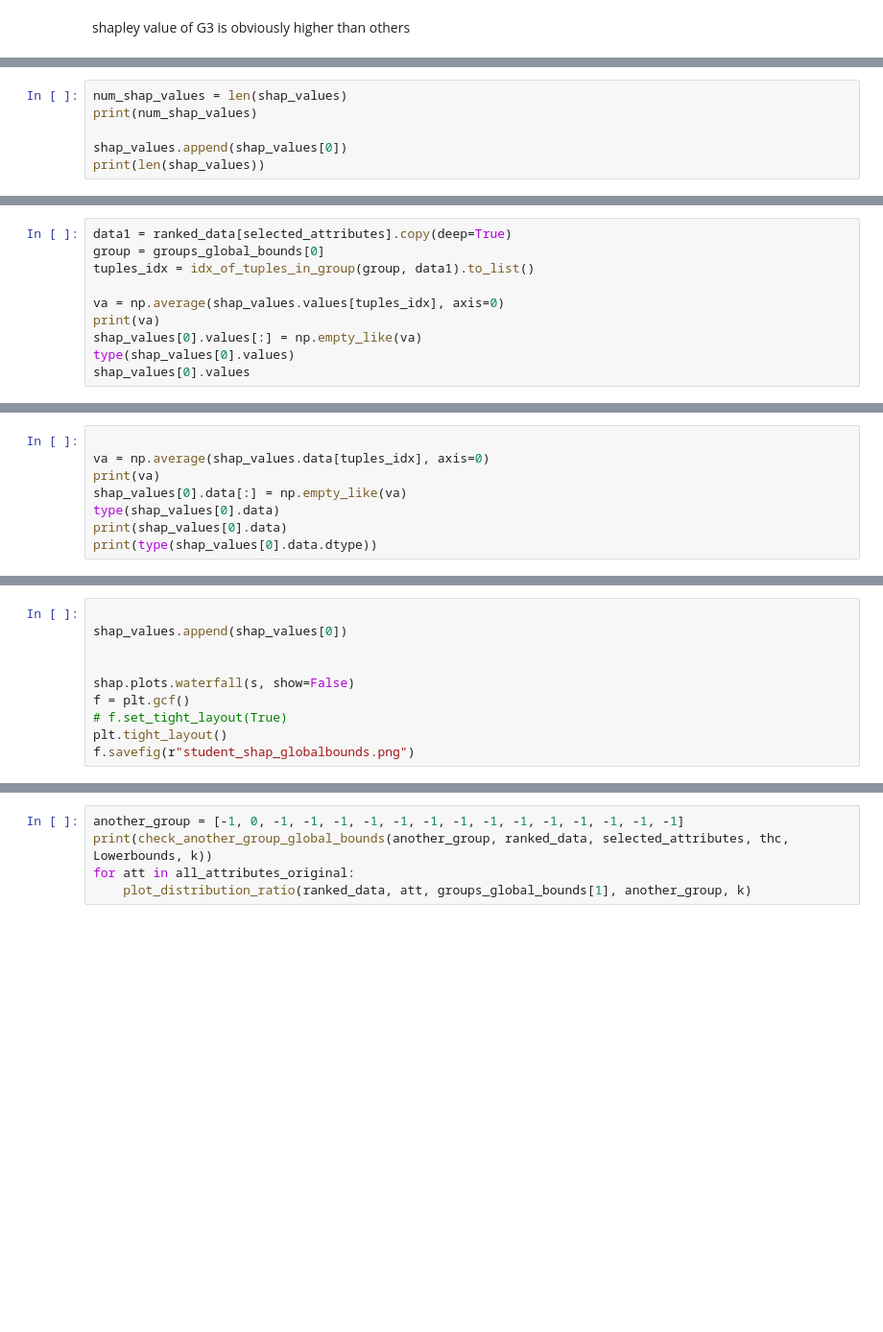
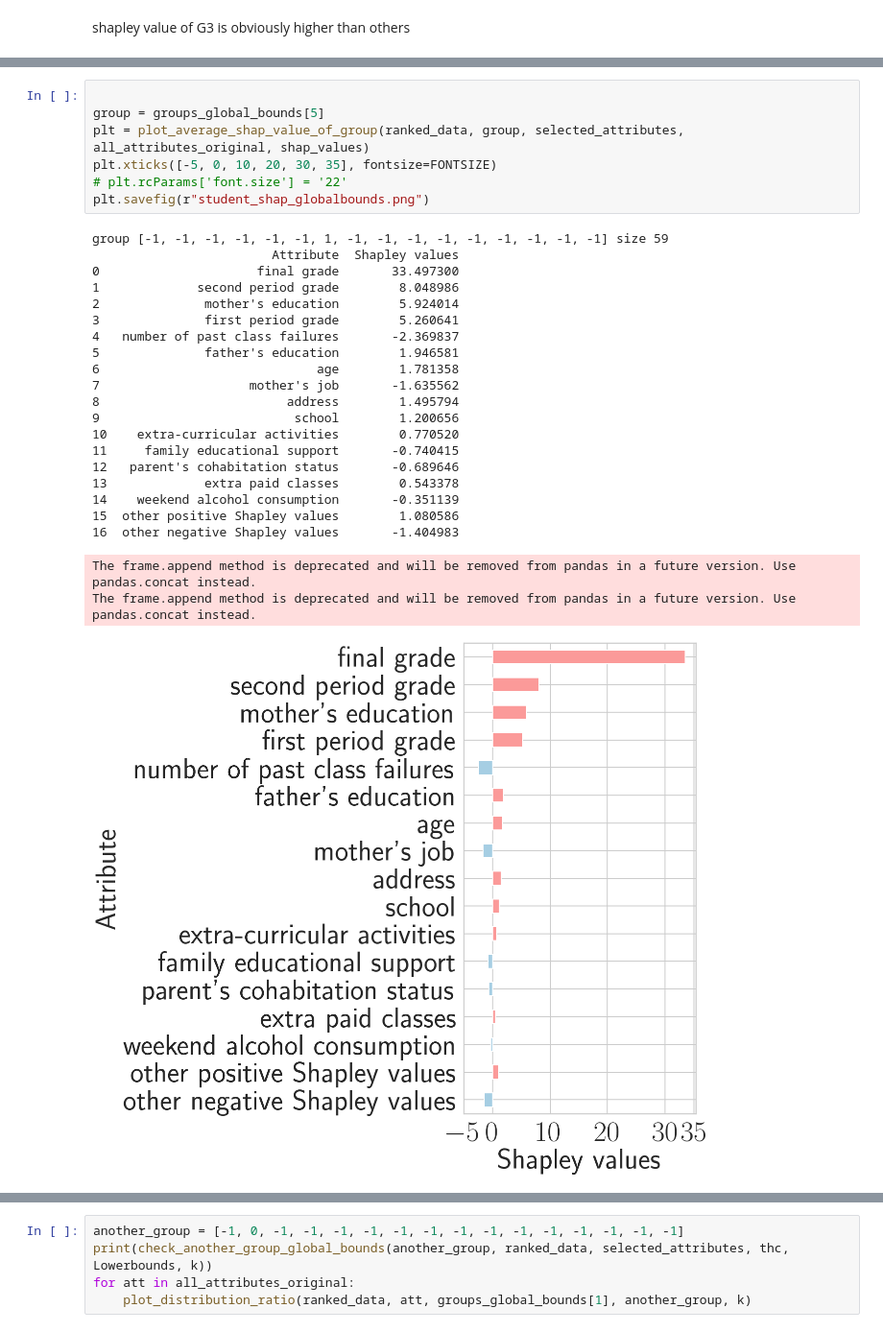
Before and after one commit to JinyangLi01/UnfairlyTreatedGroupDetection, a Jupyter notebook: Coding/Experiments/Shapley_value/shapley_value_of_groups_2_student_20220923.ipynb, the cells around one changed output, grey strips where cells are left out. Shown at 96% size. Drawn from its saved outputs; the diff is of its cells as text; blank space fills up the shorter version.

Commit message:
shapley values student

```diff
--- a/Coding/Experiments/Shapley_value/shapley_value_of_groups_2_student_20220923.ipynb
+++ b/Coding/Experiments/Shapley_value/shapley_value_of_groups_2_student_20220923.ipynb
@@ -458,6 +447,0 @@ array([[  -2.72456602,   -1.94996825,   -1.51067972, ...,  -38.20840228,
-# %%
-num_shap_values = len(shap_values)
-print(num_shap_values)
-
-shap_values.append(shap_values[0])
-print(len(shap_values))
@@ -467,10 +447,0 @@ AttributeError: 'Explanation' object has no attribute 'append'
-# %%
-data1 = ranked_data[selected_attributes].copy(deep=True)
-group = groups_global_bounds[0]
-tuples_idx = idx_of_tuples_in_group(group, data1).to_list()
-
-va = np.average(shap_values.values[tuples_idx], axis=0)
-print(va)
-shap_values[0].values[:] = np.empty_like(va)
-type(shap_values[0].values)
-shap_values[0].values
@@ -527,8 +447,0 @@ TypeError: 'numpy.float64' object does not support item assignment
-# %%
-
-va = np.average(shap_values.data[tuples_idx], axis=0)
-print(va)
-shap_values[0].data[:] = np.empty_like(va)
-type(shap_values[0].data)
-print(shap_values[0].data)
-print(type(shap_values[0].data.dtype))
@@ -555,10 +447,0 @@ print(s)
-# %%
-
-shap_values.append(shap_values[0])
-
-
-shap.plots.waterfall(s, show=False)
-f = plt.gcf()
-# f.set_tight_layout(True)
-plt.tight_layout()
-f.savefig(r"student_shap_globalbounds.png")
@@ -575,0 +487,30 @@ True
+# %%
+
+group = groups_global_bounds[5]
+plt = plot_average_shap_value_of_group(ranked_data, group, selected_attributes, all_attributes_original, shap_values)
+plt.xticks([-5, 0, 10, 20, 30, 35], fontsize=FONTSIZE)
+# plt.rcParams['font.size'] = '22'
+plt.savefig(r"student_shap_globalbounds.png")
+# %% [output]
+group [-1, -1, -1, -1, -1, -1, 1, -1, -1, -1, -1, -1, -1, -1, -1, -1] size 59
+                        Attribute  Shapley values
+0                     final grade       33.497300
+1             second period grade        8.048986
+2              mother's education        5.924014
+3              first period grade        5.260641
+4   number of past class failures       -2.369837
+5              father's education        1.946581
+6                             age        1.781358
+7                    mother's job       -1.635562
+8                         address        1.495794
+9                          school        1.200656
+10    extra-curricular activities        0.770520
+11     family educational support       -0.740415
+12   parent's cohabitation status       -0.689646
+13             extra paid classes        0.543378
+14    weekend alcohol consumption       -0.351139
+15  other positive Shapley values        1.080586
+16  other negative Shapley values       -1.404983
+The frame.append method is deprecated and will be removed from pandas in a future version. Use pandas.concat instead.
+The frame.append method is deprecated and will be removed from pandas in a future version. Use pandas.concat instead.
+[figure, added]
```
Also changed, not shown: parts of 19 cells of this notebook, 4 other files.
